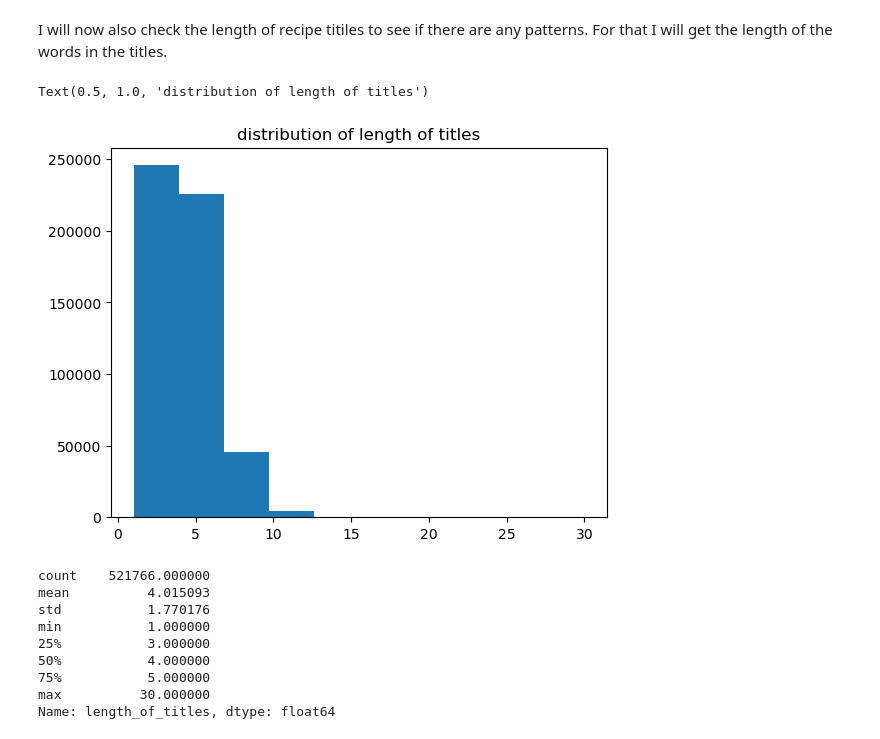
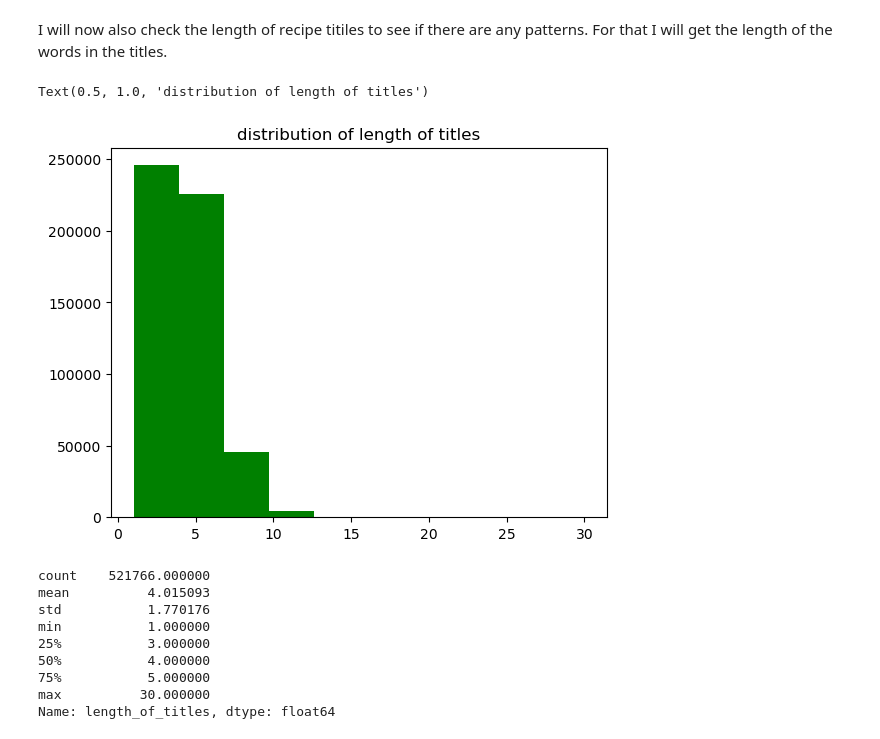
Before and after one commit to anupa-jayakody/Capstone_v3, a Jupyter notebook: Notebooks/Capstone_v3 - EDA.ipynb, the cells around one changed output. Drawn from its saved outputs; the diff is of its cells as text; code cells hidden in the pictures.

```diff
--- a/Notebooks/Capstone_v3 - EDA.ipynb
+++ b/Notebooks/Capstone_v3 - EDA.ipynb
@@ -751,18 +717,18 @@ I will now also check the length of recipe titiles to see if there are any patte
 # %%
 #title length
 length_of_titles= []
 for each_title in recipes['Name']:
     length_of_titles.append(len(each_title.split(' ')))
 
 #adding the columns to the dataset
 recipes['length_of_titles']=length_of_titles
 
 #plotting the histogram
-plt.hist(recipes['length_of_titles'])
+plt.hist(recipes['length_of_titles'], color='green')
 plt.title('distribution of length of titles')
 # %% [output]
 Text(0.5, 1.0, 'distribution of length of titles')
-[figure, old version]
+[figure, new version]
 # %%
 #descriptive stats for the column
 recipes['length_of_titles'].describe()
```
Also changed, not shown: parts of 8 cells of this notebook.
